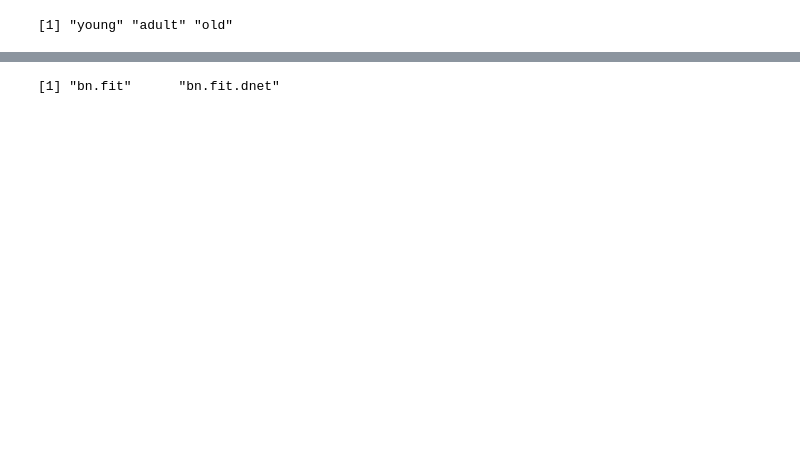
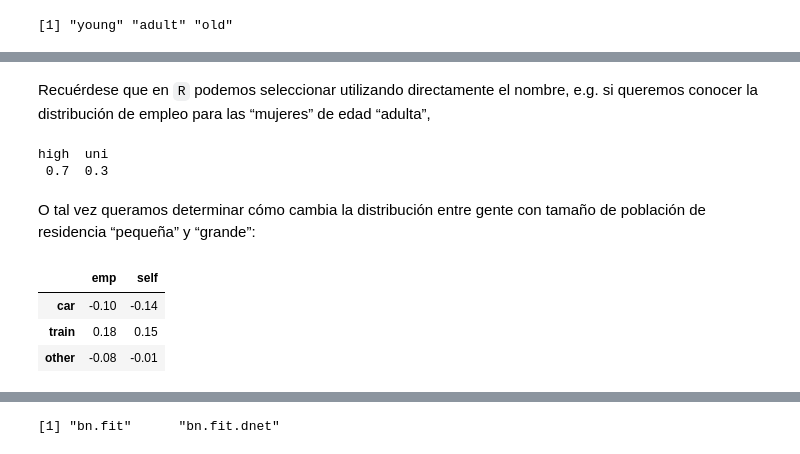
Before and after one commit to yerartdev/m1970-machine-learning-ii, a Jupyter notebook: lab/bn/L01_intro_bnlearn.ipynb, the cells around one changed output, grey strips where cells are left out. Cells and saved outputs as stored; diff of their text form; code cells hidden in the pictures; blank space fills up the shorter version.

```diff
--- a/lab/bn/L01_intro_bnlearn.ipynb
+++ b/lab/bn/L01_intro_bnlearn.ipynb
@@ -445,2 +573,18 @@ T.prob <- array(c(.48, .42, .1, .56, .36, .08, .58, .24, .18, .7, .21, .09),
+# %% [markdown]
+Recuérdese que en `R` podemos seleccionar utilizando directamente el nombre, e.g. si queremos conocer la distribución de empleo para las “mujeres” de edad “adulta”,
+# %%
+#::GMG::Tengo que aprender a sacar consultas de ese tipo porque seguro que salen
+#       en el examen
+E.prob[,"adult","F"]
+# %% [output]
+high  uni
+ 0.7  0.3
+# %% [markdown]
+O tal vez queramos determinar cómo cambia la distribución entre gente con tamaño de población de residencia “pequeña” y “grande”:
 # %%
-T.prob
+T.prob[,,"small"] - T.prob[,,"big"]
+# %% [output]
+|  | emp | self |
+| car | -0.10 | -0.14 |
+| train | 0.18 | 0.15 |
+| other | -0.08 | -0.01 |
```
Also changed, not shown: parts of 39 cells of this notebook.
